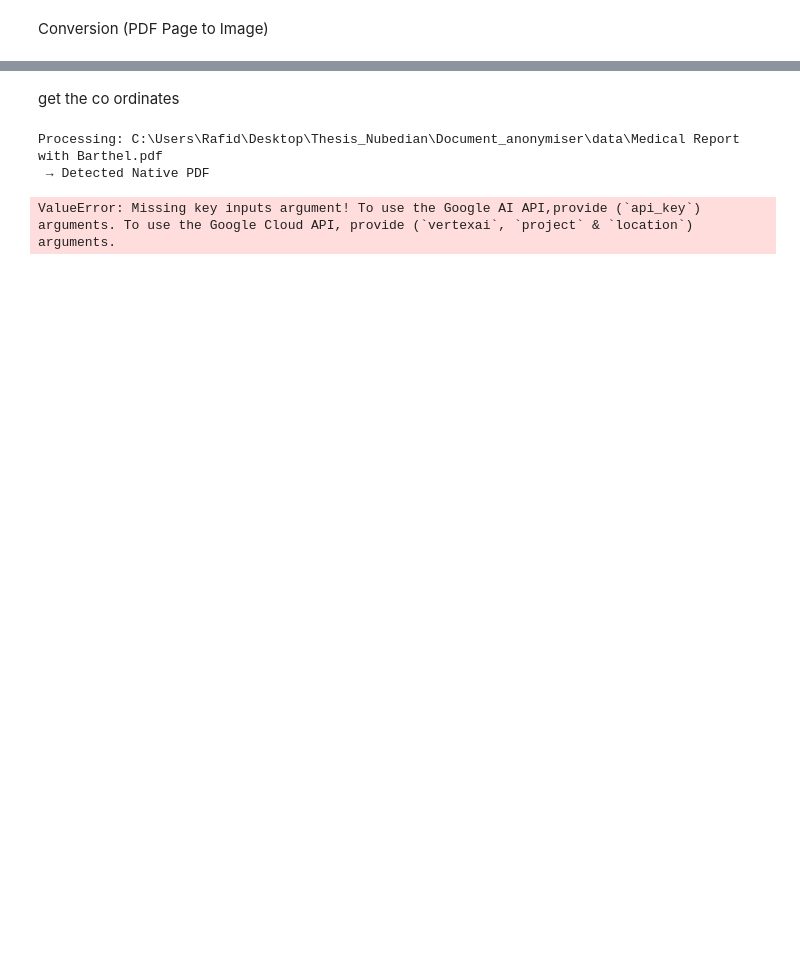
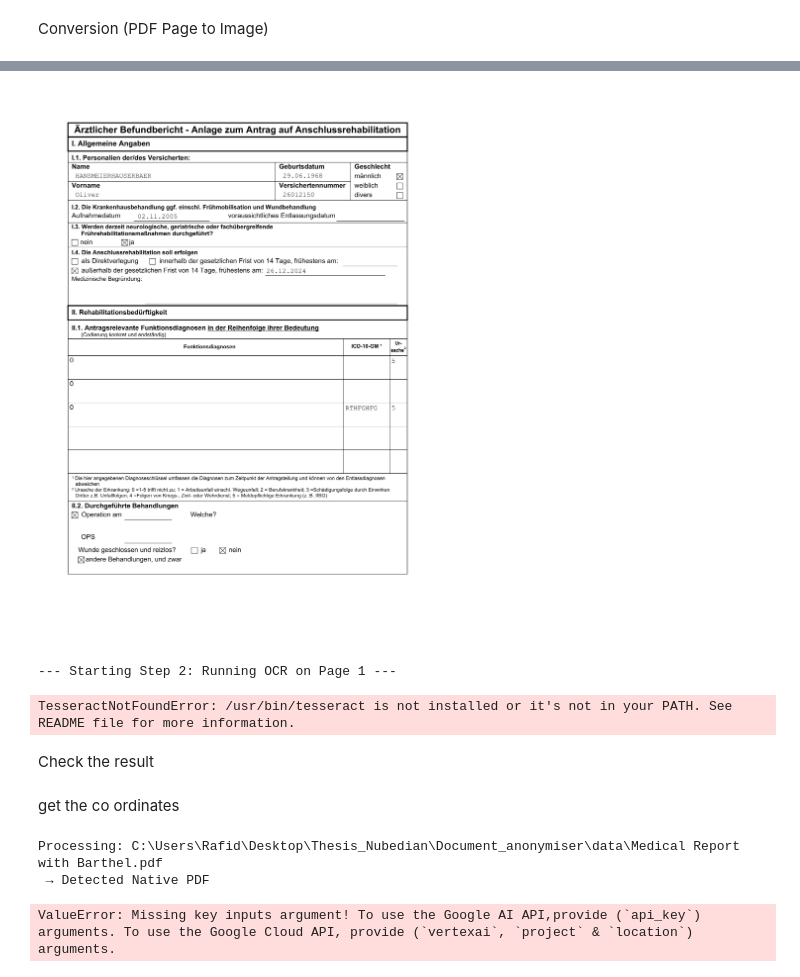
Before and after one commit to rafid4507/Document_anonymiser, a Jupyter notebook: trials/trials_01.ipynb, the cells around one changed output, grey strips where cells are left out. Saved outputs shown, nothing was run; the diff lists cells and outputs as text; code cells hidden in the pictures; blank space fills up the shorter version.

Commit message:
pdf to image conversion done

```diff
--- a/trials/trials_01.ipynb
+++ b/trials/trials_01.ipynb
@@ -167,0 +225,37 @@ PDFInfoNotInstalledError: Unable to get page count. Is poppler installed and in
+# %%
+# Set this to the location of your Poppler bin folder
+POPPLER_PATH = r"C:\Users\Rafid\Applications\Backend\poppler-25.11.0\Library\bin"
+
+# Other variables...
+DPI = 300
+
+# The function definition
+def convert_scanned_pdf_to_images(pdf_path: Path, dpi: int = DPI, poppler_path: str = POPPLER_PATH) -> List[Image.Image]:
+    """
+    Converts each page of a PDF into a high-resolution PIL Image object.
+
+    Args:
+        pdf_path: The file path to the input PDF.
+        dpi: Dots per inch for conversion (higher is better for OCR).
+        poppler_path: Explicit path to Poppler binaries (if not in PATH).
+
+    Returns:
+        A list of PIL Image objects, one for each page.
+    """
+    print(f"--- Starting Step 1: Converting '{pdf_path.name}' to images at {dpi} DPI ---")
+
+    # Check if file exists before conversion
+    if not pdf_path.exists():
+        print(f"Error: PDF file not found at {pdf_path}")
+        return []
+
+    try:
+        # Use poppler_path argument to explicitly tell pdf2image where to find the executables
+        images = convert_from_path(pdf_path, dpi=dpi, poppler_path=poppler_path)
+        print(f"Successfully converted {len(images)} page(s) to images.")
+        return images
+    except Exception as e:
+        print(f"Error during PDF to Image conversion. (Is Poppler installed?): {e}")
+        return []
+# %%
+images = convert_from_path(pdf_path, dpi=300, poppler_path=POPPLER_PATH)
@@ -167,0 +266,4 @@ PDFInfoNotInstalledError: Unable to get page count. Is poppler installed and in
+# %%
+images[0]
+# %% [output]
+[figure, added]
@@ -168,3 +278,21 @@ PDFInfoNotInstalledError: Unable to get page count. Is poppler installed and in
+# %%
+# This will store the extracted text and metadata for each page
+ocr_data = []
+
+for i, page_image in enumerate(images):
+    print(f"--- Starting Step 2: Running OCR on Page {i+1} ---")
+
+    # Example: Extract data including bounding boxes (output_type=pytesseract.Output.DICT)
+    page_data = pytesseract.image_to_data(page_image, output_type=pytesseract.Output.DICT)
+
+    ocr_data.append(page_data)
+
+    print(f"Successfully extracted {len(page_data['text'])} text chunks from Page {i+1}.")
+# %% [output]
+--- Starting Step 2: Running OCR on Page 1 ---
+TesseractNotFoundError: /usr/bin/tesseract is not installed or it's not in your PATH. See README file for more information.
+# %% [markdown]
+ Check the result
 # %% [markdown]
 get the co ordinates
 # %%
```
Also changed, not shown: parts of 12 cells of this notebook, 2 other files.
